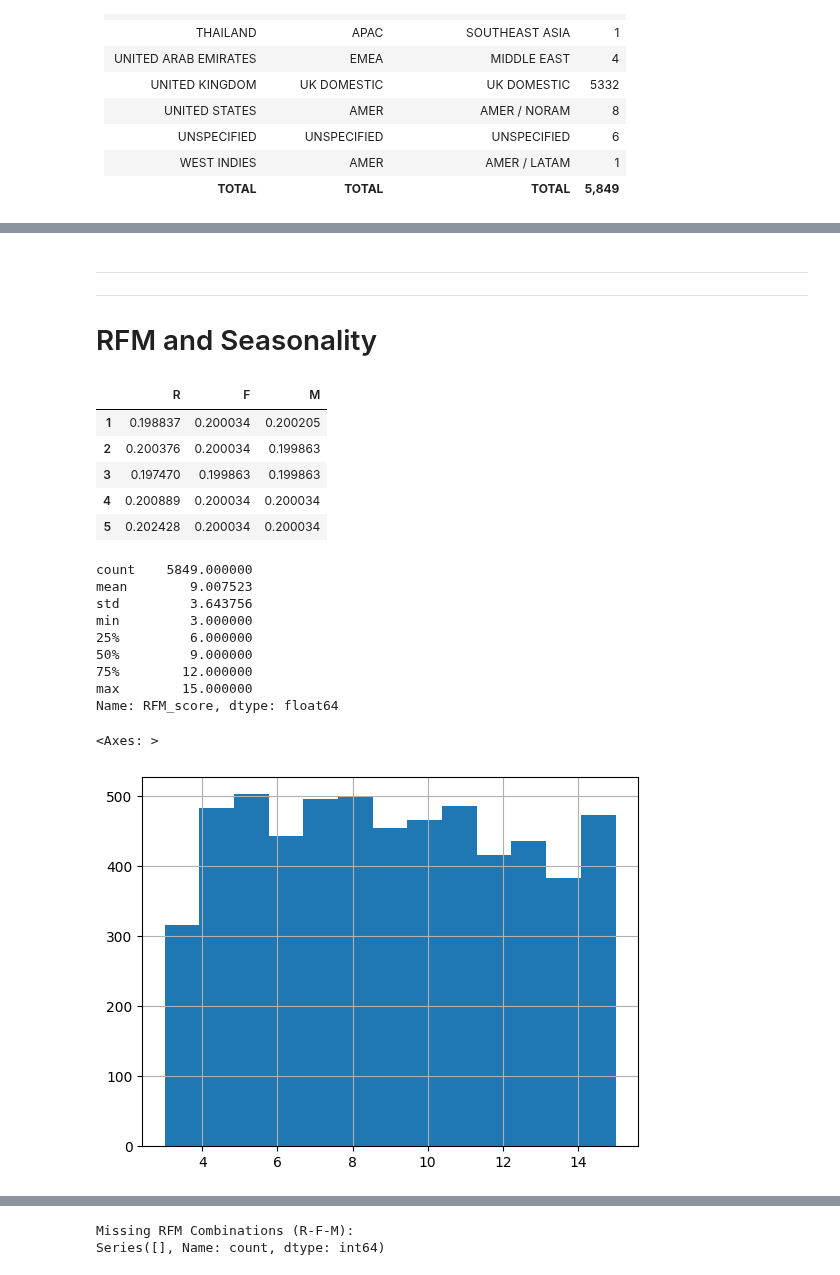
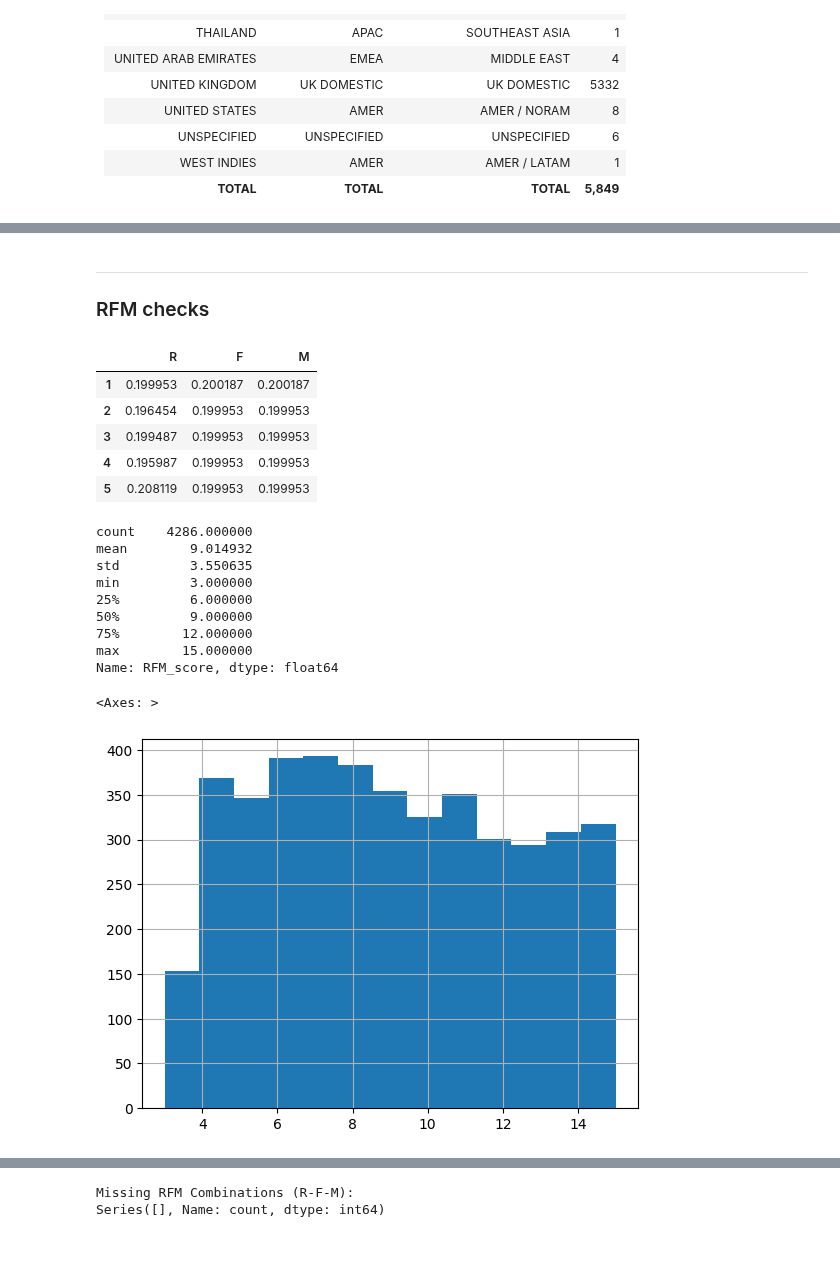
Before and after one commit to sachaplaye/rfm-lifecycle-segmentation, a Jupyter notebook: notebooks/3_data_distributions.ipynb, the cells around one changed output, grey strips where cells are left out. Drawn from its saved outputs; the diff is of its cells as text; code cells hidden in the pictures; blank space fills up the shorter version.

```diff
--- a/notebooks/3_data_distributions.ipynb
+++ b/notebooks/3_data_distributions.ipynb
@@ -185,0 +590,21 @@ customer.head()
+# %%
+import numpy as np
+
+# Sort and calculate Pareto distribution§1
+customer_ltm = customer_ltm.sort_values('ltm_revenue', ascending=False).reset_index(drop=True)
+
+# Calculate the cumulative percentage LTT
+customer_ltm['current_cum_rev_pct'] = (
+    customer_ltm['ltm_revenue'].cumsum() /
+    customer_ltm['ltm_revenue'].sum()
+)
+
+def curr_value_tier(pct):
+    if pct <= 0.80:  return 'Key Account'     # Top 80%
+    if pct <= 0.95:  return 'Core Account'    # Next 15%
+    return 'Standard Account'                 # Bottom 5%
+
+customer_ltm['current_value_tier'] = customer_ltm['current_cum_rev_pct'].apply(curr_value_tier)
+customer_ltm['current_cum_rev_pct'] = customer_ltm['current_cum_rev_pct'].round(14)
+
+print(customer_ltm['current_value_tier'].value_counts())
@@ -695,5 +1157 @@ print(uniq_region)
 19      UNSPECIFIED                  UNSPECIFIED            6
-# %% [markdown]
----
----
-# RFM and Seasonality
@@ -726,31 +1158,34 @@ customer['RFM_cell'] = (customer['R'].astype(str) +
+# %% [markdown]
+---
+### RFM checks
 # %%
 # Each bucket should contain ~20% of customers
-customer[['R','F','M']].apply(lambda c: c.value_counts(normalize=True).sort_index())
+customer_ltm[['R','F','M']].apply(lambda c: c.value_counts(normalize=True).sort_index())
 # %% [output]
 |  | R | F | M |
-| 1 | 0.198837 | 0.200034 | 0.200205 |
-| 2 | 0.200376 | 0.200034 | 0.199863 |
-| 3 | 0.197470 | 0.199863 | 0.199863 |
-| 4 | 0.200889 | 0.200034 | 0.200034 |
-| 5 | 0.202428 | 0.200034 | 0.200034 |
+| 1 | 0.199953 | 0.200187 | 0.200187 |
+| 2 | 0.196454 | 0.199953 | 0.199953 |
+| 3 | 0.199487 | 0.199953 | 0.199953 |
+| 4 | 0.195987 | 0.199953 | 0.199953 |
+| 5 | 0.208119 | 0.199953 | 0.199953 |
 # %%
 # Top 10 most populated RFM cells — shows where your customer base concentrates
-# print(customer['RFM_cell'].value_counts().head(10))
+# print(customer_ltm['RFM_cell'].value_counts().head(10))
 
 # RFM_score distribution — should look roughly normal-ish, peaked around 9
-print(customer['RFM_score'].describe())
-customer['RFM_score'].hist(bins=13)
+print(customer_ltm['RFM_score'].describe())
+customer_ltm['RFM_score'].hist(bins=13)
 # %% [output]
-count    5849.000000
-mean        9.007523
-std         3.643756
+count    4286.000000
+mean        9.014932
+std         3.550635
 min         3.000000
 25%         6.000000
 50%         9.000000
 75%        12.000000
 max        15.000000
 Name: RFM_score, dtype: float64
 <Axes: >
-[figure, old version]
+[figure, new version]
 # %%
 # Quick check to confirm the corners are dense
```
Also changed, not shown: parts of 90 cells of this notebook, 1 other file.
